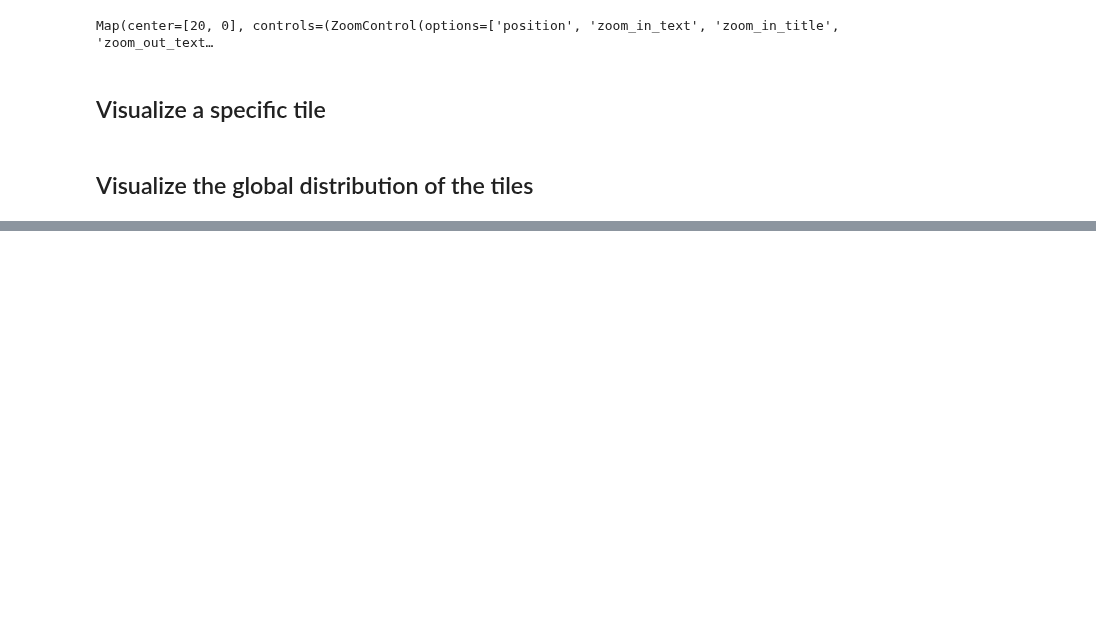
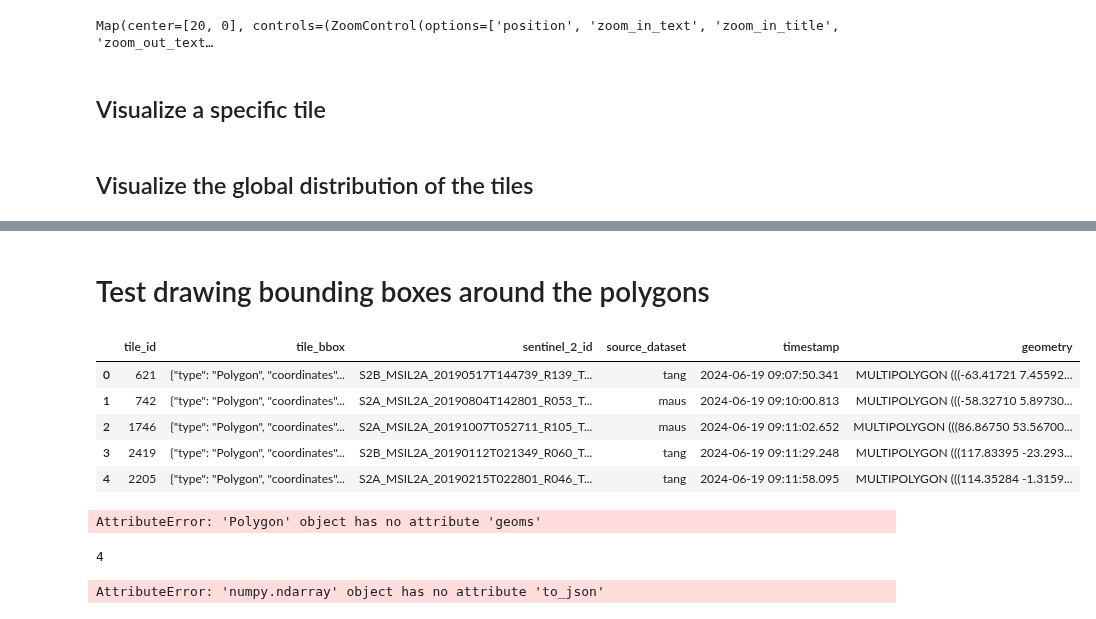
Before and after one commit to SimonJasansky/mine-segmentation, a Jupyter notebook: notebooks/visualize_dataset.ipynb, the cells around one changed output, grey strips where cells are left out. Saved outputs shown, nothing was run; the diff lists cells and outputs as text; code cells hidden in the pictures; blank space fills up the shorter version.

Commit message:
add notebook to visualize dataset

```diff
--- a/notebooks/visualize_dataset.ipynb
+++ b/notebooks/visualize_dataset.ipynb
@@ -62,3 +65,65 @@ def plot_tiles_on_basemap(gdf):
 plot_tiles_on_basemap(data)
 # %% [output]
 [interactive output not drawn]
+# %% [markdown]
+# Test drawing bounding boxes around the polygons
+# %%
+data.head()
+# %% [output]
+|  | tile_id | tile_bbox | sentinel_2_id | source_dataset | timestamp | geometry |
+| 0 | 621 | {"type": "Polygon", "coordinates"... | S2B_MSIL2A_20190517T144739_R139_T... | tang | 2024-06-19 09:07:50.341 | MULTIPOLYGON (((-63.41721 7.45592... |
+| 1 | 742 | {"type": "Polygon", "coordinates"... | S2A_MSIL2A_20190804T142801_R053_T... | maus | 2024-06-19 09:10:00.813 | MULTIPOLYGON (((-58.32710 5.89730... |
+| 2 | 1746 | {"type": "Polygon", "coordinates"... | S2A_MSIL2A_20191007T052711_R105_T... | maus | 2024-06-19 09:11:02.652 | MULTIPOLYGON (((86.86750 53.56700... |
+| 3 | 2419 | {"type": "Polygon", "coordinates"... | S2B_MSIL2A_20190112T021349_R060_T... | tang | 2024-06-19 09:11:29.248 | MULTIPOLYGON (((117.83395 -23.293... |
+| 4 | 2205 | {"type": "Polygon", "coordinates"... | S2A_MSIL2A_20190215T022801_R046_T... | tang | 2024-06-19 09:11:58.095 | MULTIPOLYGON (((114.35284 -1.3159... |
+# %%
+import geopandas as gpd
+from shapely.ops import unary_union
+import shapely
+import json
+
+def add_bounding_boxes(row):
+    # apply buffer
+    row.geometry = row.geometry.buffer(0.0001)
+
+    # create the unary union
+    union = unary_union(row.geometry)
+
+    # possibly reduce multipolygon to polygon if there is only one polygon
+    if len(list(union.geoms)) > 1:
+        union = [shapely.mapping(geom) for geom in union.geoms]
+        return json.dumps(union)
+    else:
+        union = shapely.geometry.Polygon(union)
+
+        # Create a box from the bounding box
+        bounding_box = shapely.geometry.box(*union.bounds)
+
+        # Convert the bounding box to a GeoJSON string
+        geojson_str = json.dumps(shapely.mapping(bounding_box))
+
+        return geojson_str
+
+# apply the function to the geodataframe
+data['bounding_box'] = data.apply(add_bounding_boxes, axis=1)
+
+data.head()
+# %% [output]
+AttributeError: 'Polygon' object has no attribute 'geoms'
+# %%
+multi = data.geometry[1]
+
+# get number of polygons in multipolygon
+len(list(multi.geoms))
+# %% [output]
+4
+# %%
+# visualize the first row on a map
+m = leafmap.Map()
+m.add_gdf(data.iloc[0:1], layer_name="dataset")
+
+bbox = data.iloc[0:1].bounding_box.values.to_json()
+
+m
+# %% [output]
+AttributeError: 'numpy.ndarray' object has no attribute 'to_json'
```
Also changed, not shown: parts of 1 cell of this notebook, 1 other file.
